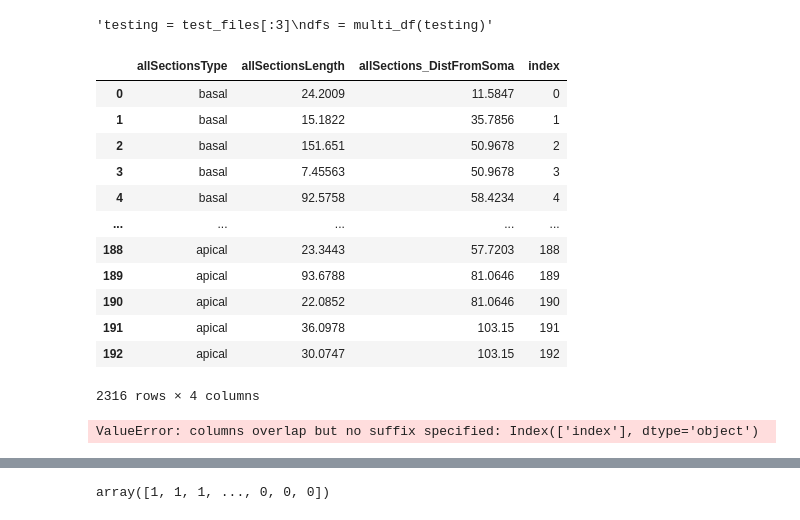
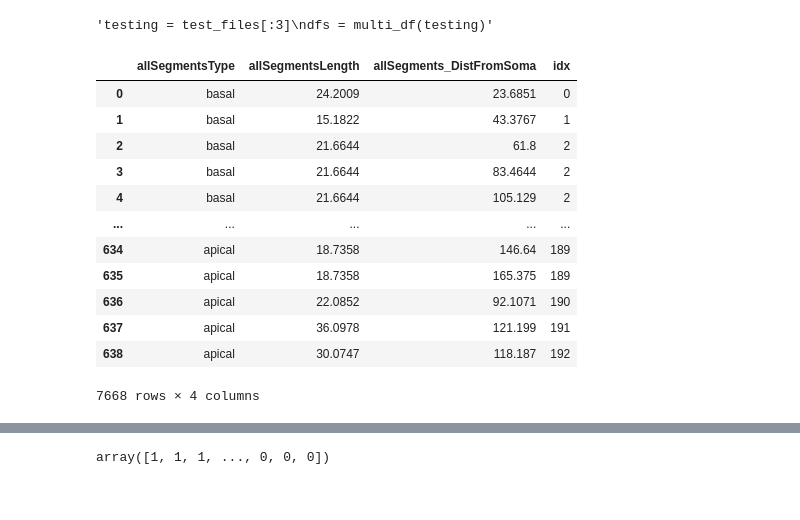
Before and after one commit to TaraBlackburn/neural-netting, a Jupyter notebook: src/ML_on_neuron.ipynb, the cells around one changed output, grey strips where cells are left out. Saved outputs shown, nothing was run; the diff lists cells and outputs as text; code cells hidden in the pictures.

```diff
--- a/src/ML_on_neuron.ipynb
+++ b/src/ML_on_neuron.ipynb
@@ -133,5 +143,21 @@ dfs = multi_df(testing)''' #testing the definitions
 #whole_df = multi_df(test_files, whole_dataframe)
 # %%
 dfs = multi_df(test_files, large_dataframe)
+# %%
+dfs
+# %% [output]
+|  | allSegmentsType | allSegmentsLength | allSegments_DistFromSoma | idx |
+| 0 | basal | 24.2009 | 23.6851 | 0 |
+| 1 | basal | 15.1822 | 43.3767 | 1 |
+| 2 | basal | 21.6644 | 61.8 | 2 |
+| 3 | basal | 21.6644 | 83.4644 | 2 |
+| 4 | basal | 21.6644 | 105.129 | 2 |
+| ... | ... | ... | ... | ... |
+| 634 | apical | 18.7358 | 146.64 | 189 |
+| 635 | apical | 18.7358 | 165.375 | 189 |
+| 636 | apical | 22.0852 | 92.1071 | 190 |
+| 637 | apical | 36.0978 | 121.199 | 191 |
+| 638 | apical | 30.0747 | 118.187 | 192 |
+7668 rows × 4 columns
 # %%
 df_193 = multi_df(test_files, small_dataframe)
@@ -140,24 +189,0 @@ df_193.drop('index', inplace=True, axis=1)
-# %%
-df_193['index'] = df_193.index
-df_193
-# %% [output]
-|  | allSectionsType | allSectionsLength | allSections_DistFromSoma | index |
-| 0 | basal | 24.2009 | 11.5847 | 0 |
-| 1 | basal | 15.1822 | 35.7856 | 1 |
-| 2 | basal | 151.651 | 50.9678 | 2 |
-| 3 | basal | 7.45563 | 50.9678 | 3 |
-| 4 | basal | 92.5758 | 58.4234 | 4 |
-| ... | ... | ... | ... | ... |
-| 188 | apical | 23.3443 | 57.7203 | 188 |
-| 189 | apical | 93.6788 | 81.0646 | 189 |
-| 190 | apical | 22.0852 | 81.0646 | 190 |
-| 191 | apical | 36.0978 | 103.15 | 191 |
-| 192 | apical | 30.0747 | 103.15 | 192 |
-2316 rows × 4 columns
-# %%
-idx = dfs['allSegments_SectionInd']
-#dfs.drop('index', inplace = True, axis=1)
-dfs['index'] = dfs['allSegments_SectionInd']
-dfs.join(df_193, on='index')
-# %% [output]
-ValueError: columns overlap but no suffix specified: Index(['index'], dtype='object')
```
Also changed, not shown: parts of 22 cells of this notebook, 1 other file.
